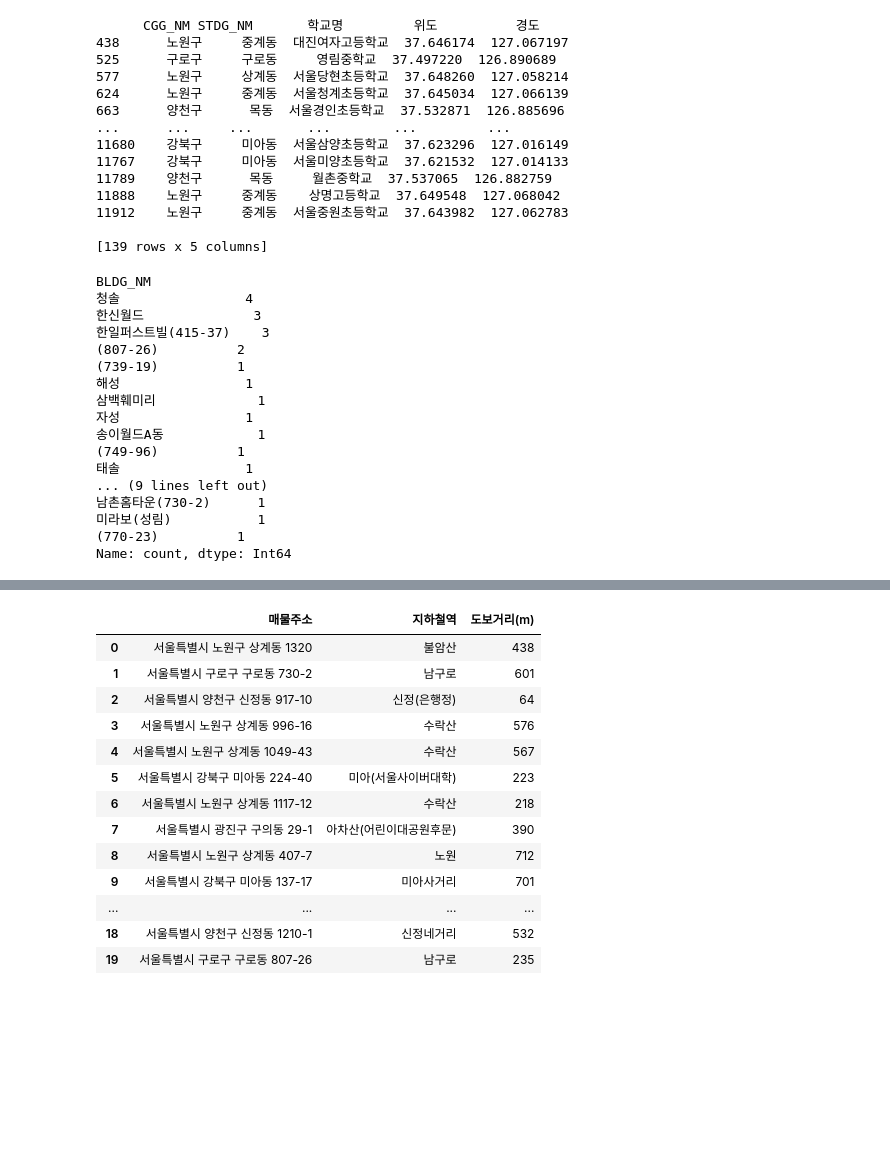
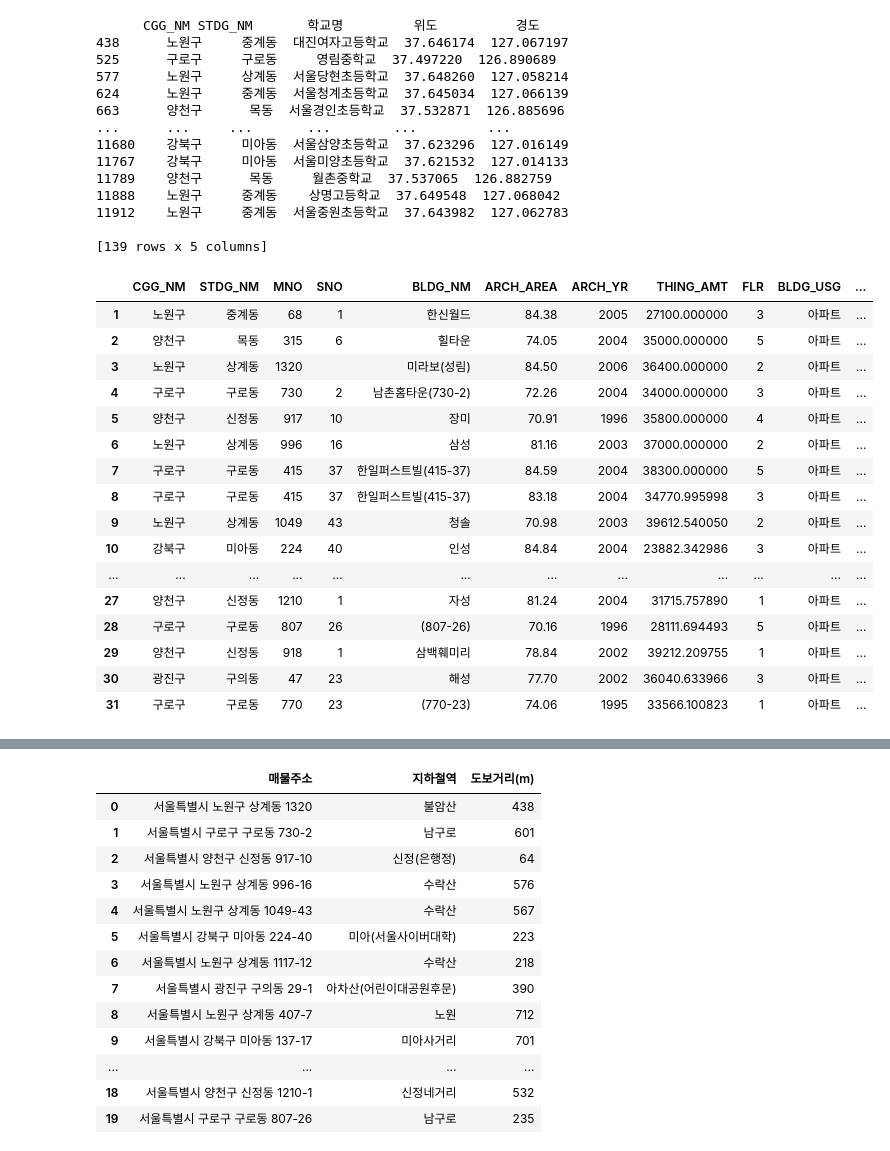
Before and after one commit to vlftmd6008/sp_basicproject1231, a Jupyter notebook: basicpro.ipynb, the cells around one changed output, grey strips where cells are left out. Drawn from its saved outputs; the diff is of its cells as text; code cells hidden in the pictures; blank space fills up the shorter version.

```diff
--- a/basicpro.ipynb
+++ b/basicpro.ipynb
@@ -652,6 +644,11 @@ MAPBOX_TOKEN = os.getenv("MAPBOX_TOKEN")
 import pandas as pd
 import requests
 import time
+from dotenv import load_dotenv
+import os
+
+load_dotenv()
+
 # ① 카카오 REST API 키 입력
 KAKAO_REST_API_KEY = os.getenv("KAKAO_REST_API_KEY")
 # ② 주소 → 위도/경도 함수
@@ -660,51 +657,52 @@ def get_coords_from_address(address, api_key):
     headers = {"Authorization": f"KakaoAK {api_key}"}
     params = {"query": address}
     try:
         res = requests.get(url, headers=headers, params=params)
         if res.status_code == 200:
             data = res.json()
             if data['documents']:
                 first = data['documents'][0]
                 lat = float(first['y'])  # 위도
                 lng = float(first['x'])  # 경도
                 return lat, lng
     except:
         pass
     return None, None  # 실패 시
 # ③ CSV 파일 불러오기
  # 주소 컬럼 이름이 'address'이어야 함
 # ④ 위도/경도 리스트 생성
 lat_list = []
 lng_list = []
 # ⑤ 각 행의 address로 좌표 요청
 for addr in filtered_real_estate['address']:
     lat, lng = get_coords_from_address(addr, KAKAO_REST_API_KEY)
     lat_list.append(lat)
     lng_list.append(lng)
+    time.sleep(0.1)
 # ⑥ 좌표 컬럼 추가
 filtered_real_estate['위도'] = lat_list
 filtered_real_estate['경도'] = lng_list
 
 
-filtered_real_estate['BLDG_NM'].value_counts()
+filtered_real_estate
 # %% [output]
-BLDG_NM
-청솔                4
-한신월드              3
-한일퍼스트빌(415-37)    3
-(807-26)          2
-(739-19)          1
-해성                1
-삼백훼미리             1
-자성                1
-송이월드A동            1
-(749-96)          1
-태솔                1
-... (9 lines left out)
-남촌홈타운(730-2)      1
-미라보(성림)           1
-(770-23)          1
-Name: count, dtype: Int64
+|  | CGG_NM | STDG_NM | MNO | SNO | BLDG_NM | ARCH_AREA | ARCH_YR | THING_AMT | FLR | BLDG_USG | ... |
+| 1 | 노원구 | 중계동 | 68 | 1 | 한신월드 | 84.38 | 2005 | 27100.000000 | 3 | 아파트 | ... |
+| 2 | 양천구 | 목동 | 315 | 6 | 힐타운 | 74.05 | 2004 | 35000.000000 | 5 | 아파트 | ... |
+| 3 | 노원구 | 상계동 | 1320 |  | 미라보(성림) | 84.50 | 2006 | 36400.000000 | 2 | 아파트 | ... |
+| 4 | 구로구 | 구로동 | 730 | 2 | 남촌홈타운(730-2) | 72.26 | 2004 | 34000.000000 | 3 | 아파트 | ... |
+| 5 | 양천구 | 신정동 | 917 | 10 | 장미 | 70.91 | 1996 | 35800.000000 | 4 | 아파트 | ... |
+| 6 | 노원구 | 상계동 | 996 | 16 | 삼성 | 81.16 | 2003 | 37000.000000 | 2 | 아파트 | ... |
+| 7 | 구로구 | 구로동 | 415 | 37 | 한일퍼스트빌(415-37) | 84.59 | 2004 | 38300.000000 | 5 | 아파트 | ... |
+| 8 | 구로구 | 구로동 | 415 | 37 | 한일퍼스트빌(415-37) | 83.18 | 2004 | 34770.995998 | 3 | 아파트 | ... |
+| 9 | 노원구 | 상계동 | 1049 | 43 | 청솔 | 70.98 | 2003 | 39612.540050 | 2 | 아파트 | ... |
+| 10 | 강북구 | 미아동 | 224 | 40 | 인성 | 84.84 | 2004 | 23882.342986 | 3 | 아파트 | ... |
+| ... | ... | ... | ... | ... | ... | ... | ... | ... | ... | ... | ... |
+| 27 | 양천구 | 신정동 | 1210 | 1 | 자성 | 81.24 | 2004 | 31715.757890 | 1 | 아파트 | ... |
+| 28 | 구로구 | 구로동 | 807 | 26 | (807-26) | 70.16 | 1996 | 28111.694493 | 5 | 아파트 | ... |
+| 29 | 양천구 | 신정동 | 918 | 1 | 삼백훼미리 | 78.84 | 2002 | 39212.209755 | 1 | 아파트 | ... |
+| 30 | 광진구 | 구의동 | 47 | 23 | 해성 | 77.70 | 2002 | 36040.633966 | 3 | 아파트 | ... |
+| 31 | 구로구 | 구로동 | 770 | 23 | (770-23) | 74.06 | 1995 | 33566.100823 | 1 | 아파트 | ... |
 # %%
 # SHP 파일로 변환
 from shapely.geometry import Point
```
Also changed, not shown: parts of 3 cells of this notebook, 4 other files.
